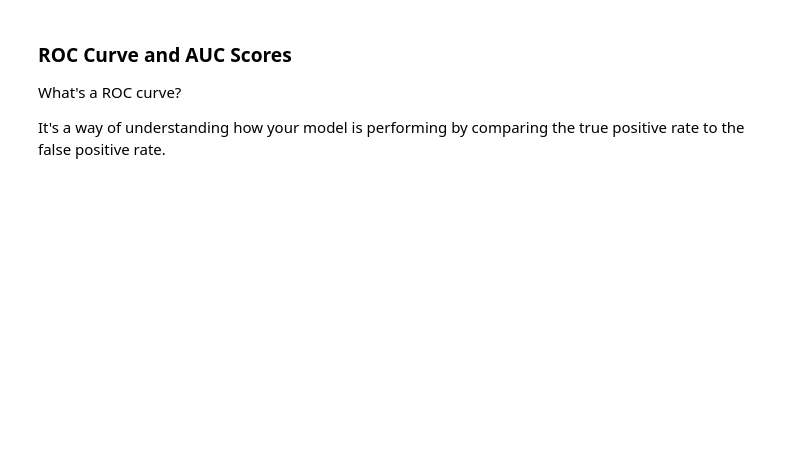
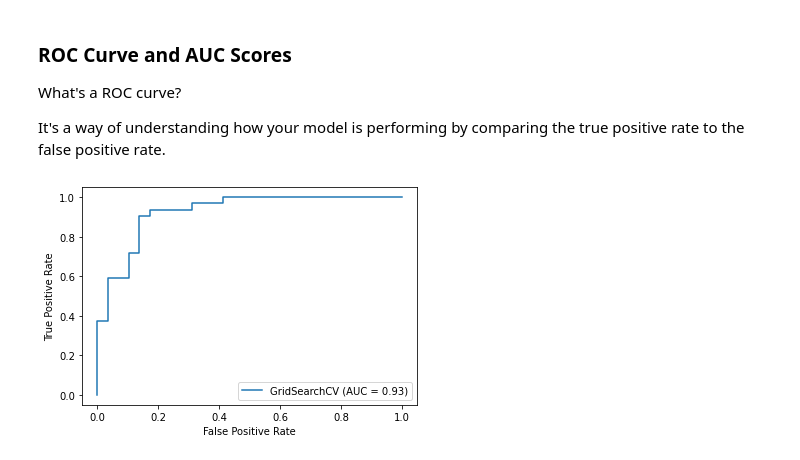
Before and after one commit to andresmonsalvo/ML-Project, a Jupyter notebook: end-to-end-heart-disease-classification.ipynb, the cells around one changed output. Drawn from its saved outputs; the diff is of its cells as text; code cells hidden in the pictures; blank space fills up the shorter version.

```diff
--- a/end-to-end-heart-disease-classification.ipynb
+++ b/end-to-end-heart-disease-classification.ipynb
@@ -878,3 +888,11 @@ y_test
 What's a ROC curve?
 
 It's a way of understanding how your model is performing by comparing the true positive rate to the false positive rate.
+# %%
+# Import ROC curve function from metrics module
+from sklearn.metrics import plot_roc_curve
+
+# Plot ROC curve and calculate AUC metric
+plot_roc_curve(gs_log_reg, X_test, y_test);
+# %% [output]
+[figure, added]
```
Also changed, not shown: parts of 25 cells of this notebook.
